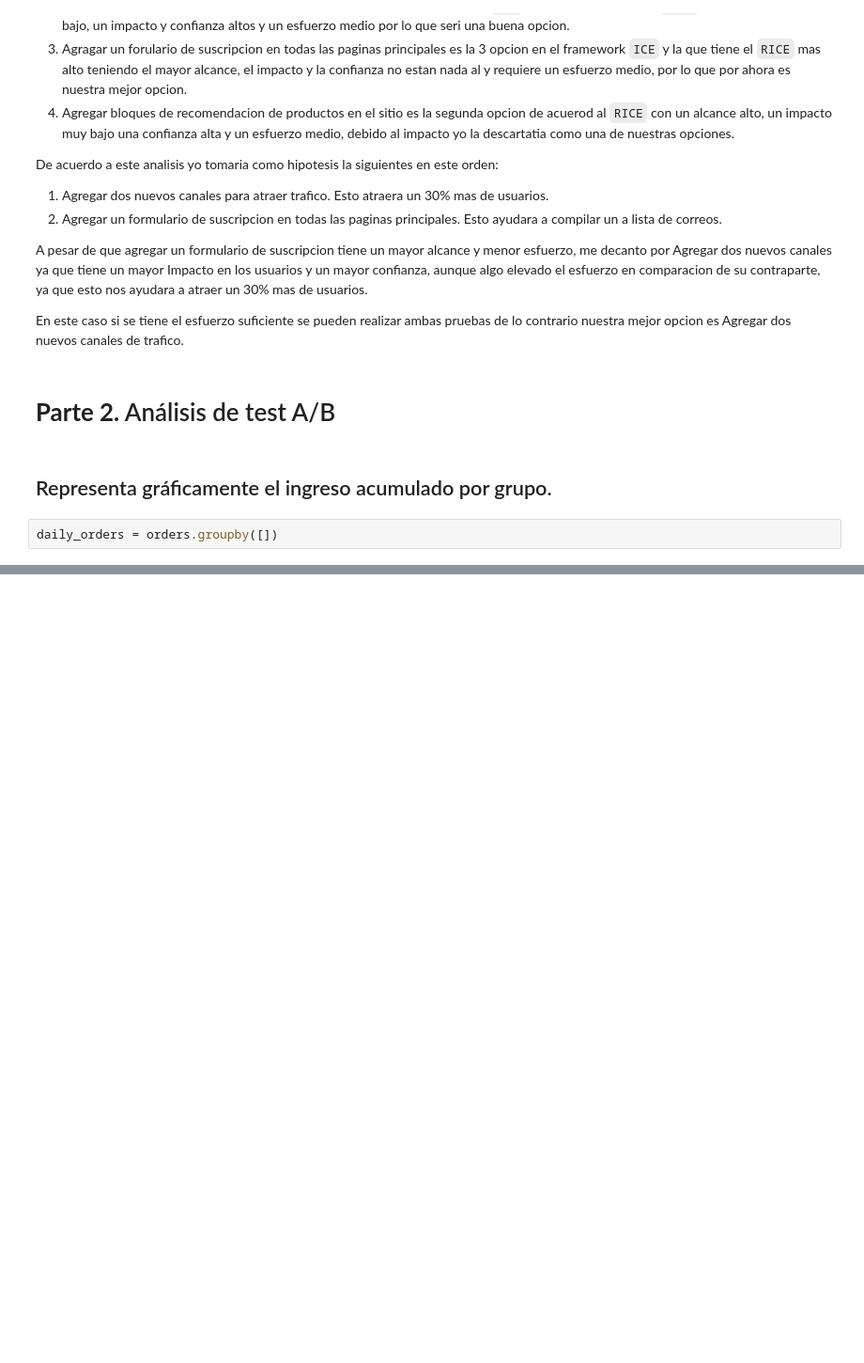
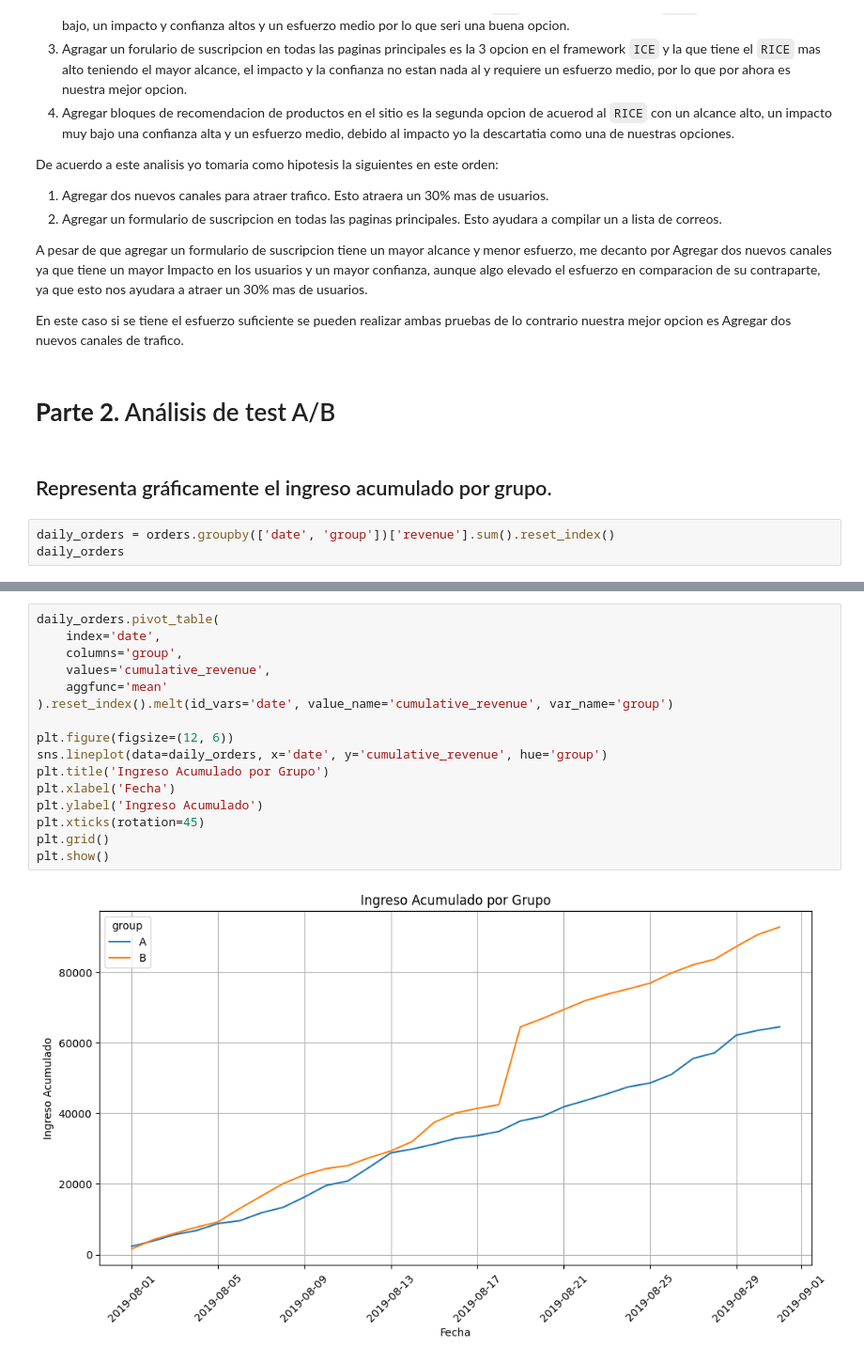
Before and after one commit to alezana85/AB_Test, a Jupyter notebook: proyecto_ab_test.ipynb, the cells around one changed output, grey strips where cells are left out. Shown: that part at 94% size. Saved outputs shown, nothing was run; the diff lists cells and outputs as text; blank space fills up the shorter version.

Commit message:
feat: Implement daily orders grouping functionality

```diff
--- a/proyecto_ab_test.ipynb
+++ b/proyecto_ab_test.ipynb
@@ -469,4 +471,5 @@ En este caso si se tiene el esfuerzo suficiente se pueden realizar ambas pruebas
 # %% [markdown]
 ## Representa gráficamente el ingreso acumulado por grupo.
 # %%
-daily_orders = orders.groupby([])
+daily_orders = orders.groupby(['date', 'group'])['revenue'].sum().reset_index()
+daily_orders
@@ -472,0 +490,18 @@ daily_orders = orders.groupby([])
+# %%
+daily_orders.pivot_table(
+    index='date',
+    columns='group',
+    values='cumulative_revenue',
+    aggfunc='mean'
+).reset_index().melt(id_vars='date', value_name='cumulative_revenue', var_name='group')
+
+plt.figure(figsize=(12, 6))
+sns.lineplot(data=daily_orders, x='date', y='cumulative_revenue', hue='group')
+plt.title('Ingreso Acumulado por Grupo')
+plt.xlabel('Fecha')
+plt.ylabel('Ingreso Acumulado')
+plt.xticks(rotation=45)
+plt.grid()
+plt.show()
+# %% [output]
+[figure, added]
```
Also changed, not shown: parts of 4 cells of this notebook.
